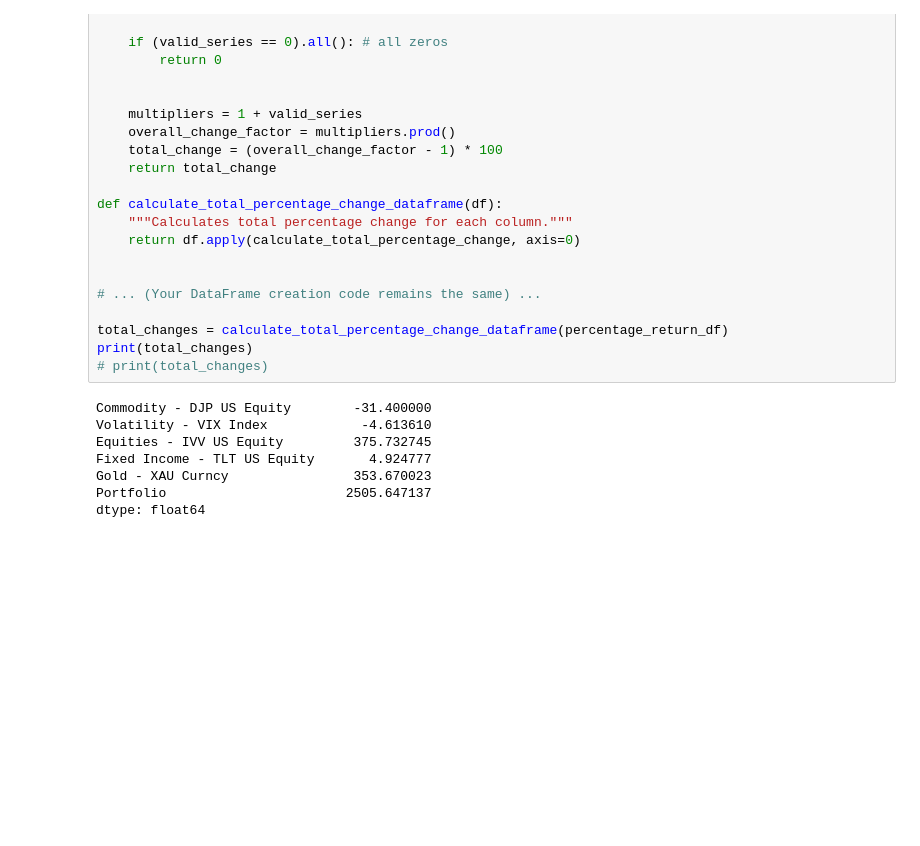
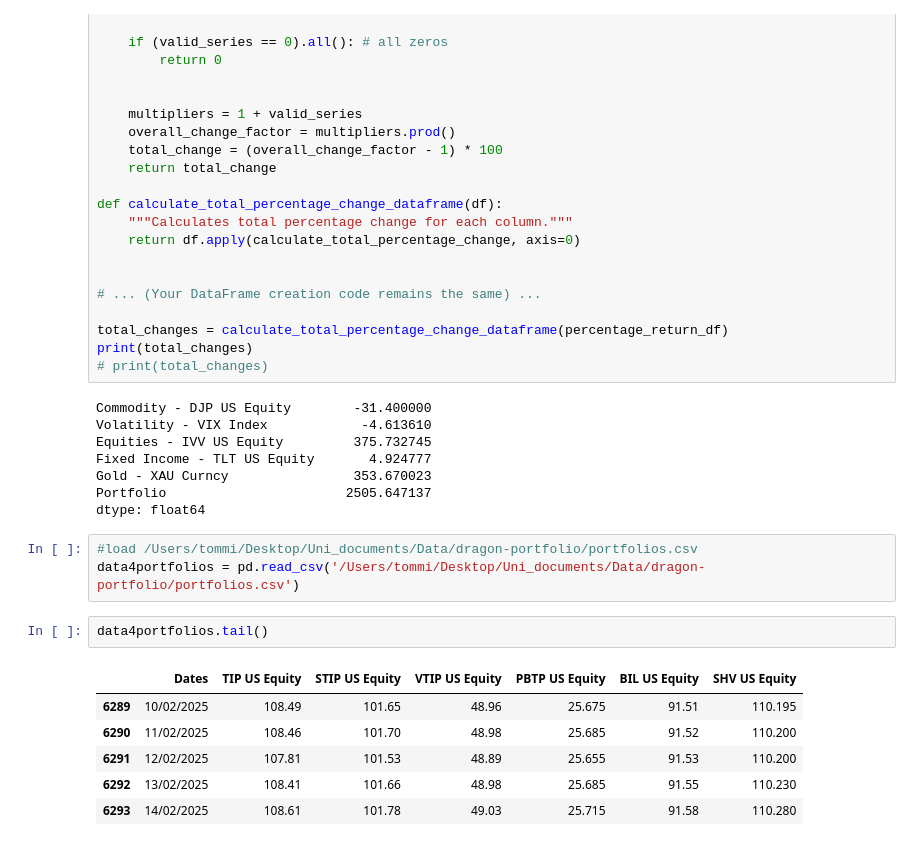
Before and after one commit to tommattoo/Dragon-Portfolio, a Jupyter notebook: dragon-portfolio.ipynb, the cells around one changed output. Saved outputs shown, nothing was run; the diff lists cells and outputs as text; blank space fills up the shorter version.

```diff
--- a/dragon-portfolio.ipynb
+++ b/dragon-portfolio.ipynb
@@ -297,3 +297,15 @@ Fixed Income - TLT US Equity       4.924777
 Gold - XAU Curncy                353.670023
 Portfolio                       2505.647137
 dtype: float64
+# %%
+#load /Users/tommi/Desktop/Uni_documents/Data/dragon-portfolio/portfolios.csv
+data4portfolios = pd.read_csv('/Users/tommi/Desktop/Uni_documents/Data/dragon-portfolio/portfolios.csv')
+# %%
+data4portfolios.tail()
+# %% [output]
+|  | Dates | TIP US Equity | STIP US Equity | VTIP US Equity | PBTP US Equity | BIL US Equity | SHV US Equity |
+| 6289 | 10/02/2025 | 108.49 | 101.65 | 48.96 | 25.675 | 91.51 | 110.195 |
+| 6290 | 11/02/2025 | 108.46 | 101.70 | 48.98 | 25.685 | 91.52 | 110.200 |
+| 6291 | 12/02/2025 | 107.81 | 101.53 | 48.89 | 25.655 | 91.53 | 110.200 |
+| 6292 | 13/02/2025 | 108.41 | 101.66 | 48.98 | 25.685 | 91.55 | 110.230 |
+| 6293 | 14/02/2025 | 108.61 | 101.78 | 49.03 | 25.715 | 91.58 | 110.280 |
```
Also changed, not shown: parts of 7 cells of this notebook.
